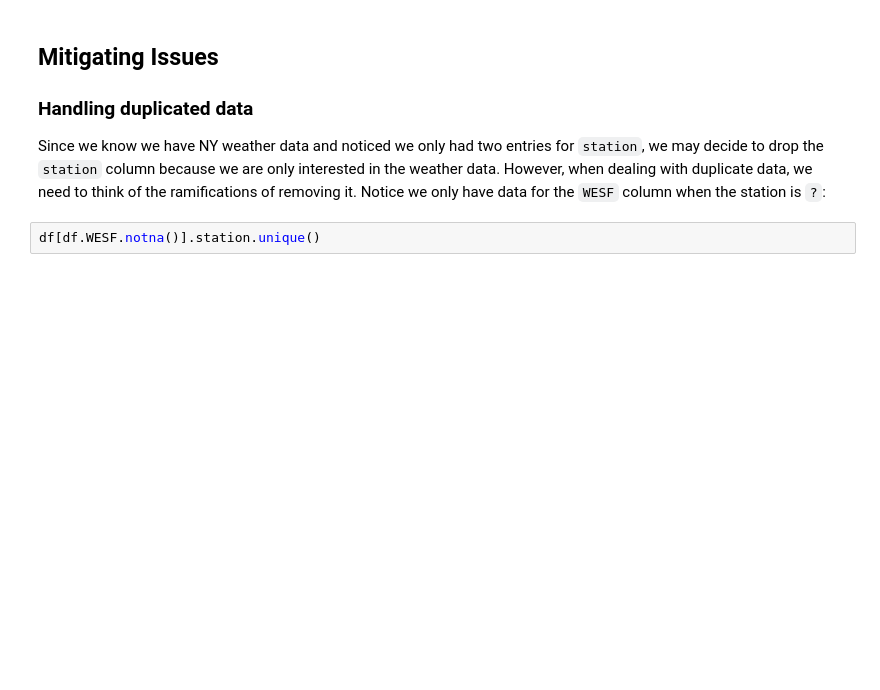
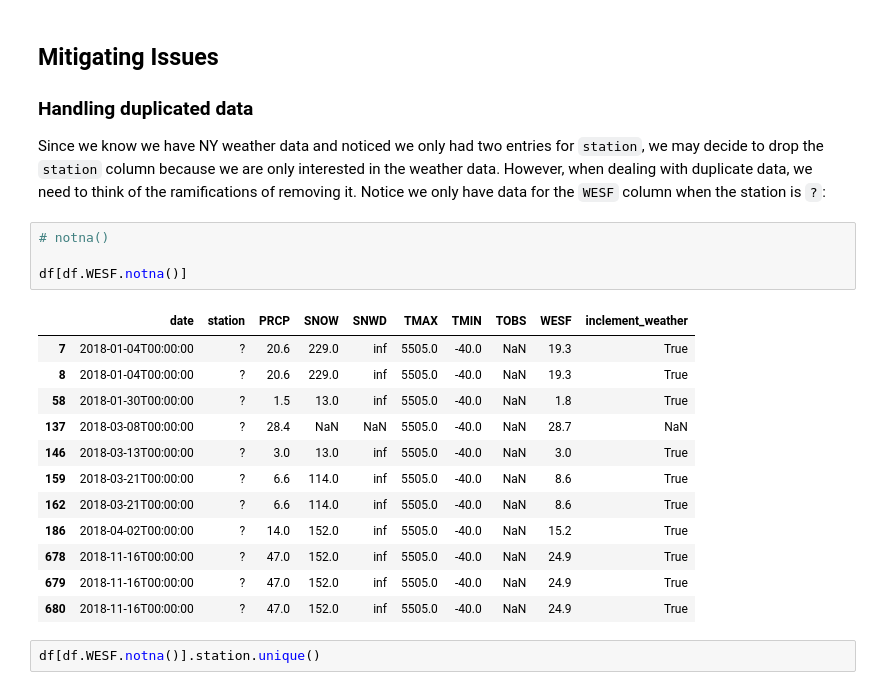
Before and after one commit to tgwon/ai4ml, a Jupyter notebook: week4/ch3-5-handling_data_issues.ipynb, the cells around one changed output. Drawn from its saved outputs; the diff is of its cells as text; blank space fills up the shorter version.

```diff
--- a/week4/ch3-5-handling_data_issues.ipynb
+++ b/week4/ch3-5-handling_data_issues.ipynb
@@ -227,6 +238,23 @@ df[df.duplicated()].head()
 
 ### Handling duplicated data
 Since we know we have NY weather data and noticed we only had two entries for `station`, we may decide to drop the `station` column because we are only interested in the weather data. However, when dealing with duplicate data, we need to think of the ramifications of removing it. Notice we only have data for the `WESF` column when the station is `?`:
+# %%
+# notna()
+
+df[df.WESF.notna()]
+# %% [output]
+|  | date | station | PRCP | SNOW | SNWD | TMAX | TMIN | TOBS | WESF | inclement_weather |
+| 7 | 2018-01-04T00:00:00 | ? | 20.6 | 229.0 | inf | 5505.0 | -40.0 | NaN | 19.3 | True |
+| 8 | 2018-01-04T00:00:00 | ? | 20.6 | 229.0 | inf | 5505.0 | -40.0 | NaN | 19.3 | True |
+| 58 | 2018-01-30T00:00:00 | ? | 1.5 | 13.0 | inf | 5505.0 | -40.0 | NaN | 1.8 | True |
+| 137 | 2018-03-08T00:00:00 | ? | 28.4 | NaN | NaN | 5505.0 | -40.0 | NaN | 28.7 | NaN |
+| 146 | 2018-03-13T00:00:00 | ? | 3.0 | 13.0 | inf | 5505.0 | -40.0 | NaN | 3.0 | True |
+| 159 | 2018-03-21T00:00:00 | ? | 6.6 | 114.0 | inf | 5505.0 | -40.0 | NaN | 8.6 | True |
+| 162 | 2018-03-21T00:00:00 | ? | 6.6 | 114.0 | inf | 5505.0 | -40.0 | NaN | 8.6 | True |
+| 186 | 2018-04-02T00:00:00 | ? | 14.0 | 152.0 | inf | 5505.0 | -40.0 | NaN | 15.2 | True |
+| 678 | 2018-11-16T00:00:00 | ? | 47.0 | 152.0 | inf | 5505.0 | -40.0 | NaN | 24.9 | True |
+| 679 | 2018-11-16T00:00:00 | ? | 47.0 | 152.0 | inf | 5505.0 | -40.0 | NaN | 24.9 | True |
+| 680 | 2018-11-16T00:00:00 | ? | 47.0 | 152.0 | inf | 5505.0 | -40.0 | NaN | 24.9 | True |
 # %%
 df[df.WESF.notna()].station.unique()
 # %% [output]
```
Also changed, not shown: parts of 24 cells of this notebook.
